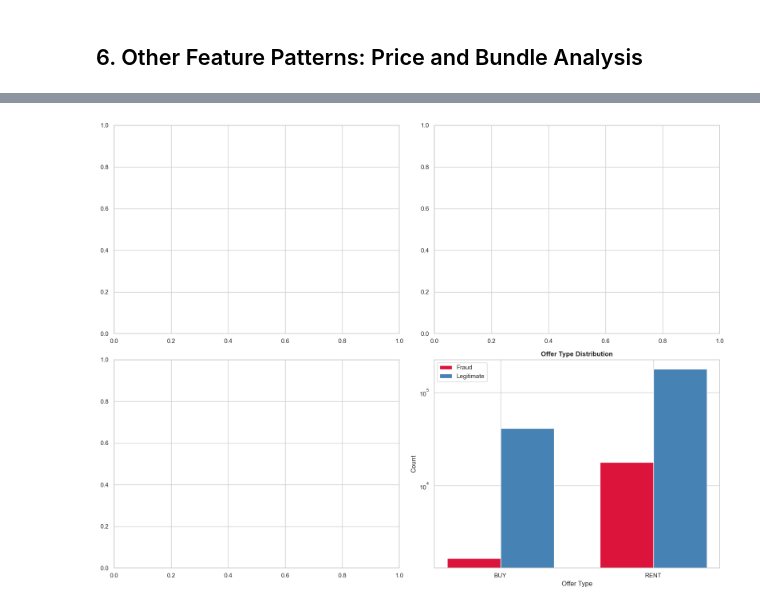
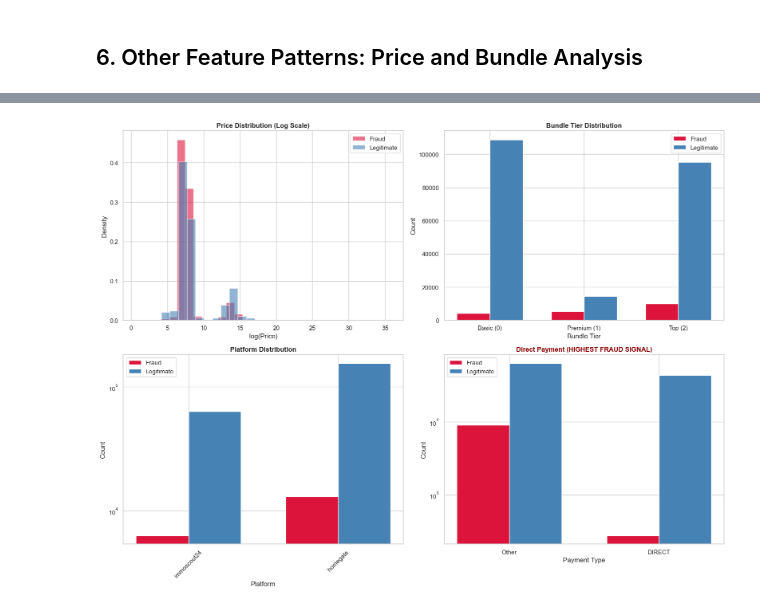
Before and after one commit to dylanngn/ppa-fraud-notebook, a Jupyter notebook: notebooks/02_data_exploration.ipynb, the cells around one changed output, grey strips where cells are left out. Drawn from its saved outputs; the diff is of its cells as text; code cells hidden in the pictures.

```diff
--- a/notebooks/02_data_exploration.ipynb
+++ b/notebooks/02_data_exploration.ipynb
@@ -76,7 +126,7 @@ if df_listings is not None:
         pl.col("submission_at").dt.truncate("1mo").alias("month"),
         pl.col("is_fraud")
     ]).agg([
-        pl.count().alias("count")
+        pl.len().alias("count")  # Fixed: use pl.len() instead of deprecated pl.count()
     ]).sort("month")
 
     # Pivot for plotting
@@ -107,7 +157,7 @@ if df_listings is not None:
         pl.col("submission_at").dt.truncate("1mo").alias("month")
     ]).agg([
         pl.col("is_fraud").sum().alias("fraud_count"),
-        pl.count().alias("total_count")
+        pl.len().alias("total_count")  # Fixed: use pl.len()
     ]).with_columns([
         (pl.col("fraud_count") / pl.col("total_count") * 100).alias("fraud_rate_pct")
     ]).sort("month")
@@ -149,8 +196,9 @@ SR
 # %%
+# Account age analysis (feature is now computed above)
 if df_listings is not None and "account_age_days" in df_listings.columns:
     # Statistical comparison
-    fraud_age = df_listings.filter(pl.col("is_fraud"))["account_age_days"]
-    legit_age = df_listings.filter(~pl.col("is_fraud"))["account_age_days"]
+    fraud_age = df_listings.filter(pl.col("is_fraud"))["account_age_days"].drop_nulls()
+    legit_age = df_listings.filter(~pl.col("is_fraud"))["account_age_days"].drop_nulls()
 
     print("Account Age Statistics:")
     print(f"\nFraud Listings:")
@@ -220,7 +268,7 @@ if df_listings is not None and "account_age_days" in df_listings.columns:
 
     fraud_by_bucket = df_age_buckets.group_by("age_bucket").agg([
         pl.col("is_fraud").sum().alias("fraud_count"),
-        pl.count().alias("total_count")
+        pl.len().alias("total_count")  # Fixed: use pl.len()
     ]).with_columns([
         (pl.col("fraud_count") / pl.col("total_count") * 100).alias("fraud_rate_pct")
     ]).sort("fraud_rate_pct", descending=True)
@@ -245,5 +293,5 @@ if df_listings is not None and "account_age_days" in df_listings.columns:
     plt.tight_layout()
     plt.show()
 else:
-    print("account_age_days column not found")
+    print("Error: account_age_days column not computed. Run the cell that loads df_listings first.")
 # %% [output]
@@ -254,36 +330,35 @@ account_age_days column not found
 if df_listings is not None:
     fig, axes = plt.subplots(2, 2, figsize=(16, 12))
 
-    # Price distribution (if exists)
-    if "price" in df_listings.columns:
-        fraud_price = df_listings.filter(pl.col("is_fraud") & (pl.col("price") > 0))["price"]
-        legit_price = df_listings.filter(~pl.col("is_fraud") & (pl.col("price") > 0))["price"]
+    # Price distribution (use log_price computed above)
+    if "log_price" in df_listings.columns:
+        fraud_price = df_listings.filter(pl.col("is_fraud") & (pl.col("log_price") > 0))["log_price"].drop_nulls()
+        legit_price = df_listings.filter(~pl.col("is_fraud") & (pl.col("log_price") > 0))["log_price"].drop_nulls()
 
-        # Log scale for better visualization
-        axes[0, 0].hist(np.log10(fraud_price.to_numpy()), bins=30, alpha=0.6, label='Fraud', color='crimson', density=True)
-        axes[0, 0].hist(np.log10(legit_price.to_numpy()), bins=30, alpha=0.6, label='Legitimate', color='steelblue', density=True)
-        axes[0, 0].set_xlabel('log10(Price)')
+        axes[0, 0].hist(fraud_price.to_numpy(), bins=30, alpha=0.6, label='Fraud', color='crimson', density=True)
+        axes[0, 0].hist(legit_price.to_numpy(), bins=30, alpha=0.6, label='Legitimate', color='steelblue', density=True)
+        axes[0, 0].set_xlabel('log(Price)')
         axes[0, 0].set_ylabel('Density')
         axes[0, 0].set_title('Price Distribution (Log Scale)', fontweight='bold')
         axes[0, 0].legend()
 
-        print(f"Price Statistics:")
-        print(f"  Fraud - Mean: {fraud_price.mean():.0f}, Median: {fraud_price.median():.0f}")
-        print(f"  Legit - Mean: {legit_price.mean():.0f}, Median: {legit_price.median():.0f}")
+        print(f"Log Price Statistics:")
+        print(f"  Fraud - Mean: {fraud_price.mean():.2f}, Median: {fraud_price.median():.2f}")
+        print(f"  Legit - Mean: {legit_price.mean():.2f}, Median: {legit_price.median():.2f}")
 
-    # Bundle tier (if exists)
-    if "bundle_tier_ordinal" in df_listings.columns:
-        bundle_fraud = df_listings.group_by(["bundle_tier_ordinal", "is_fraud"]).agg([
-            pl.count().alias("count")
+    # Bundle tier (use bundle_tier_score computed above)
+    if "bundle_tier_score" in df_listings.columns:
+        bundle_fraud = df_listings.group_by(["bundle_tier_score", "is_fraud"]).agg([
+            pl.len().alias("count")
         ])
 
         fraud_counts = bundle_fraud.filter(pl.col("is_fraud"))
         legit_counts = bundle_fraud.filter(~pl.col("is_fraud"))
 
         tiers = [0, 1, 2]  # Basic, Premium, Top
-        tier_labels = ['Basic', 'Premium', 'Top']
-        fraud_vals = [fraud_counts.filter(pl.col("bundle_tier_ordinal") == t)["count"].sum() for t in tiers]
-        legit_vals = [legit_counts.filter(pl.col("bundle_tier_ordinal") == t)["count"].sum() for t in tiers]
+        tier_labels = ['Basic (0)', 'Premium (1)', 'Top (2)']
+        fraud_vals = [fraud_counts.filter(pl.col("bundle_tier_score") == t)["count"].sum() for t in tiers]
+        legit_vals = [legit_counts.filter(pl.col("bundle_tier_score") == t)["count"].sum() for t in tiers]
 
         x = np.arange(len(tier_labels))
         width = 0.35
@@ -297,11 +372,11 @@ if df_listings is not None:
         axes[0, 1].set_xticklabels(tier_labels)
         axes[0, 1].legend()
 
-    # Platform distribution (if exists)
+    # Platform distribution
     if "platform" in df_listings.columns:
         platform_fraud = df_listings.group_by(["platform", "is_fraud"]).agg([
-            pl.count().alias("count")
-        ]).pivot(values="count", index="platform", columns="is_fraud")
+            pl.len().alias("count")
+        ]).pivot(values="count", index="platform", on="is_fraud")
 
         platforms = platform_fraud["platform"].to_list()
         fraud_counts = platform_fraud.select(pl.col("true")).to_series().fill_null(0).to_list()
@@ -320,31 +395,37 @@ if df_listings is not None:
         axes[1, 0].legend()
         axes[1, 0].set_yscale('log')
 
-    # Offer type (if exists)
-    if "offer_type" in df_listings.columns:
-        offer_fraud = df_listings.group_by(["offer_type", "is_fraud"]).agg([
-            pl.count().alias("count"),
-        ]).with_columns([
-            pl.col("offer_type").cast(pl.Utf8)
+    # Direct Payment Analysis (strongest fraud signal!)
+    if "is_direct_payment" in df_listings.columns:
+        payment_fraud = df_listings.group_by(["is_direct_payment", "is_fraud"]).agg([
+            pl.len().alias("count")
         ])
 
-        offer_types = sorted(offer_fraud["offer_type"].unique().to_list())
-        fraud_vals = [offer_fraud.filter((pl.col("offer_type") == t) & pl.col("is_fraud"))["count"].sum() for t in offer_types]
-        legit_vals = [offer_fraud.filter((pl.col("offer_type") == t) & ~pl.col("is_fraud"))["count"].sum() for t in offer_types]
+        fraud_direct = payment_fraud.filter(pl.col("is_fraud") & pl.col("is_direct_payment"))["count"].sum()
+        fraud_other = payment_fraud.filter(pl.col("is_fraud") & ~pl.col("is_direct_payment"))["count"].sum()
+        legit_direct = payment_fraud.filter(~pl.col("is_fraud") & pl.col("is_direct_payment"))["count"].sum()
+        legit_other = payment_fraud.filter(~pl.col("is_fraud") & ~pl.col("is_direct_payment"))["count"].sum()
 
-        x = np.arange(len(offer_types))
+        x = np.arange(2)
         width = 0.35
 
-        axes[1, 1].bar(x - width/2, fraud_vals, width, label='Fraud', color='crimson')
-        axes[1, 1].bar(x + width/2, legit_vals, width, label='Legitimate', color='steelblue')
-        axes[1, 1].set_xlabel('Offer Type')
+        axes[1, 1].bar(x - width/2, [fraud_other, fraud_direct], width, label='Fraud', color='crimson')
+        axes[1, 1].bar(x + width/2, [legit_other, legit_direct], width, label='Legitimate', color='steelblue')
+        axes[1, 1].set_xlabel('Payment Type')
         axes[1, 1].set_ylabel('Count')
-        axes[1, 1].set_title('Offer Type Distribution', fontweight='bold')
+        axes[1, 1].set_title('Direct Payment (HIGHEST FRAUD SIGNAL)', fontweight='bold', color='darkred')
         axes[1, 1].set_xticks(x)
-        axes[1, 1].set_xticklabels(offer_types)
+        axes[1, 1].set_xticklabels(['Other', 'DIRECT'])
         axes[1, 1].legend()
         axes[1, 1].set_yscale('log')
 
+        # Calculate lift
+        direct_fraud_rate = fraud_direct / (fraud_direct + legit_direct) if (fraud_direct + legit_direct) > 0 else 0
+        other_fraud_rate = fraud_other / (fraud_other + legit_other) if (fraud_other + legit_other) > 0 else 0
+        print(f"\n🚨 DIRECT Payment Fraud Rate: {direct_fraud_rate*100:.1f}%")
+        print(f"   Other Payment Fraud Rate: {other_fraud_rate*100:.1f}%")
+        print(f"   Lift: {direct_fraud_rate/other_fraud_rate:.1f}x" if other_fraud_rate > 0 else "")
+
     plt.tight_layout()
     plt.show()
 # %% [output]
@@ -353 +439 @@ if df_listings is not None:
-[figure, old version]
+[figure, new version]
```
Also changed, not shown: parts of 12 cells of this notebook, 3 other files.
